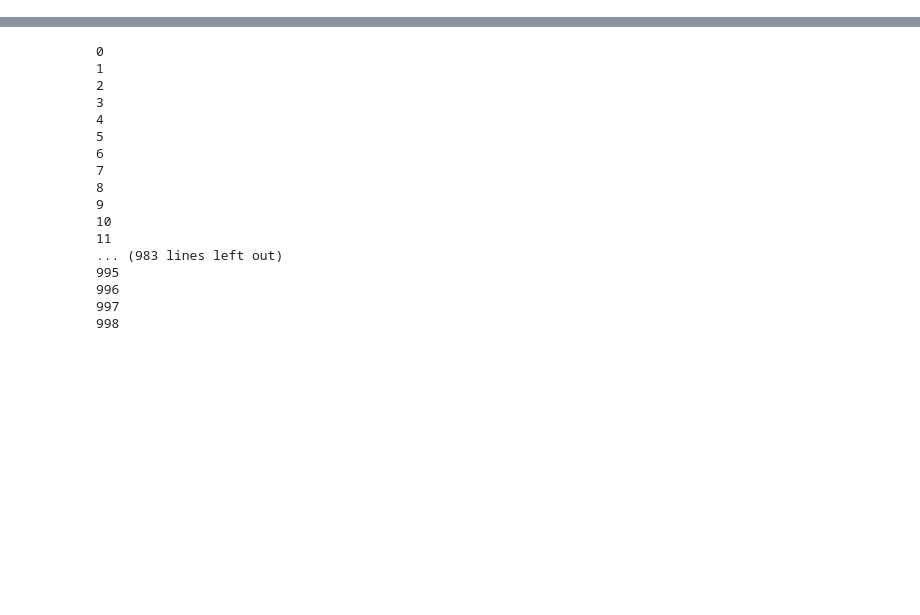
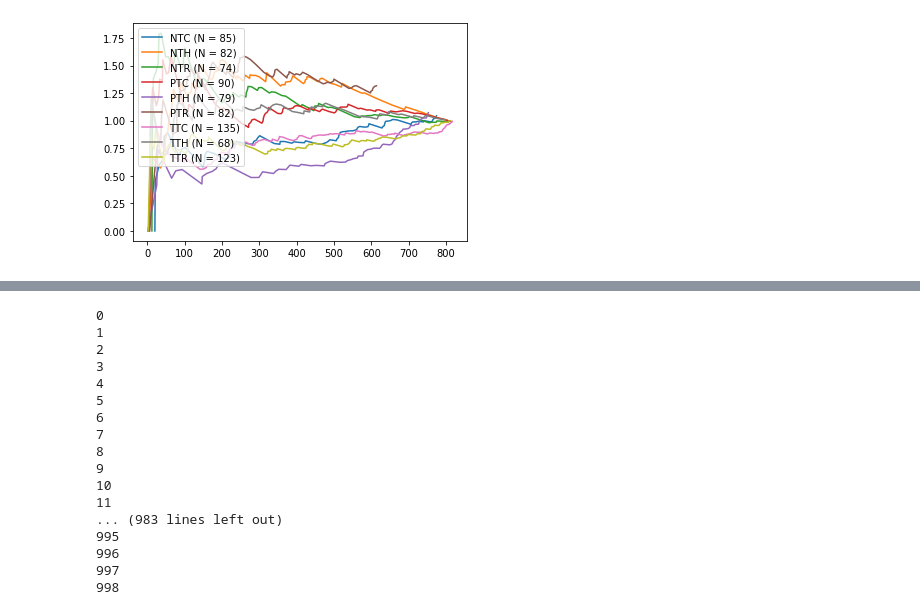
Before and after one commit to bendemeo/ample, a Jupyter notebook: sample_rate.ipynb, the cells around one changed output, grey strips where cells are left out. Cells and saved outputs as stored; diff of their text form; code cells hidden in the pictures; blank space fills up the shorter version.

```diff
--- a/sample_rate.ipynb
+++ b/sample_rate.ipynb
@@ -67,0 +54,4 @@ zheng.grow()
+# %%
+zheng = open_data('zheng',annos=['labels','patients'])
+# %%
+zheng = zheng.subset('patients','P1116')
@@ -67,0 +114,4 @@ zheng.grow()
+# %%
+zheng.subsamples['ft_pearson'].plot_sampling_rate('labels')
+# %% [output]
+[figure, added]
```
Also changed, not shown: parts of 38 cells of this notebook, 2 other files.
